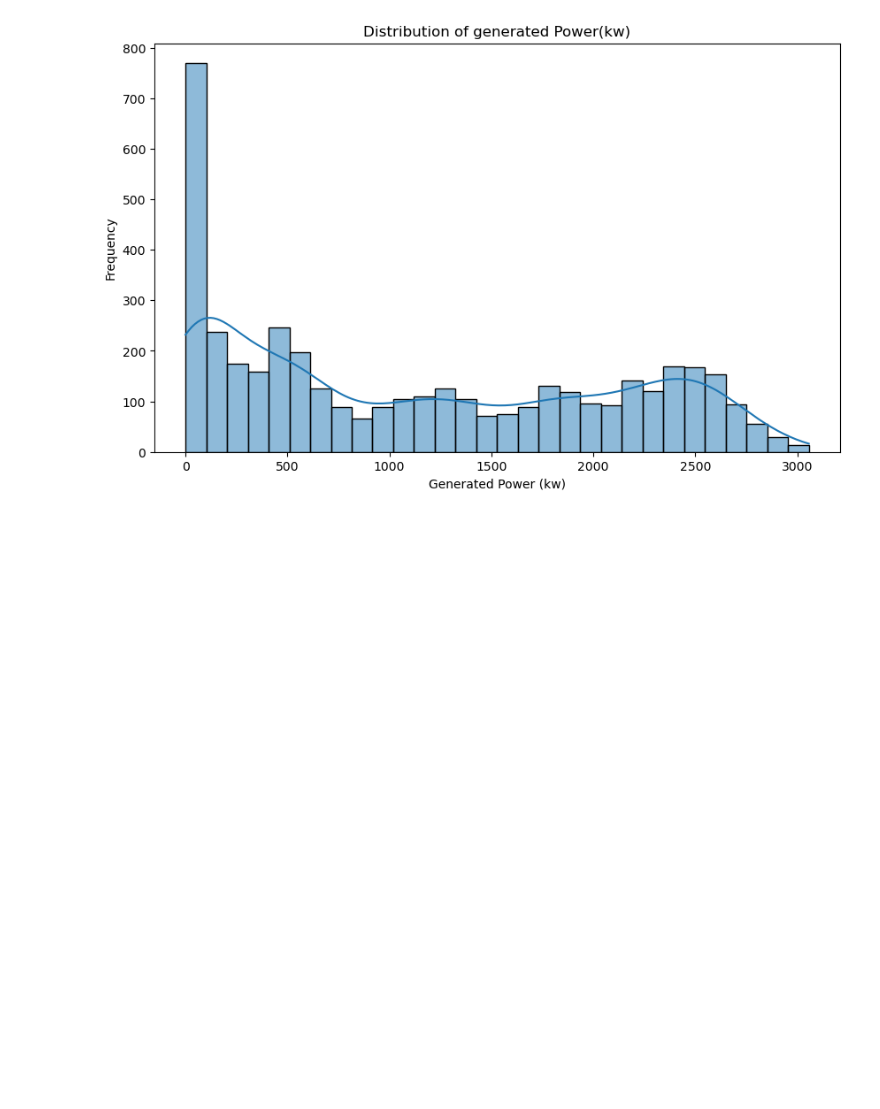
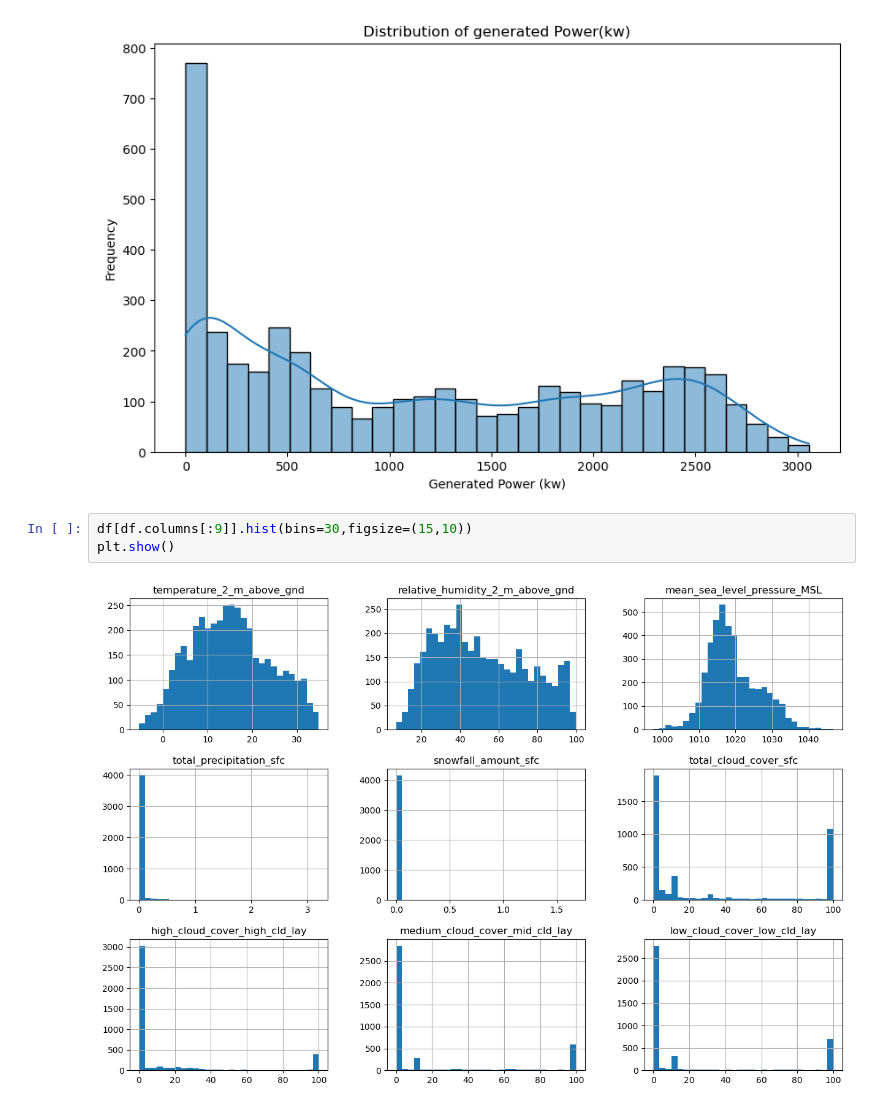
Before and after one commit to VenkataKavyaSri-Abburi23/AICTE-Intership-week1, a Jupyter notebook: solarpowerprediction.ipynb, the cells around one changed output. Cells and saved outputs as stored; diff of their text form; blank space fills up the shorter version.

```diff
--- a/solarpowerprediction.ipynb
+++ b/solarpowerprediction.ipynb
@@ -132,3 +132,8 @@ plt.ylabel('Frequency')
 plt.show()
 # %% [output]
 [figure]
+# %%
+df[df.columns[:9]].hist(bins=30,figsize=(15,10))
+plt.show()
+# %% [output]
+[figure, added]
```
Also changed, not shown: parts of 6 cells of this notebook.
